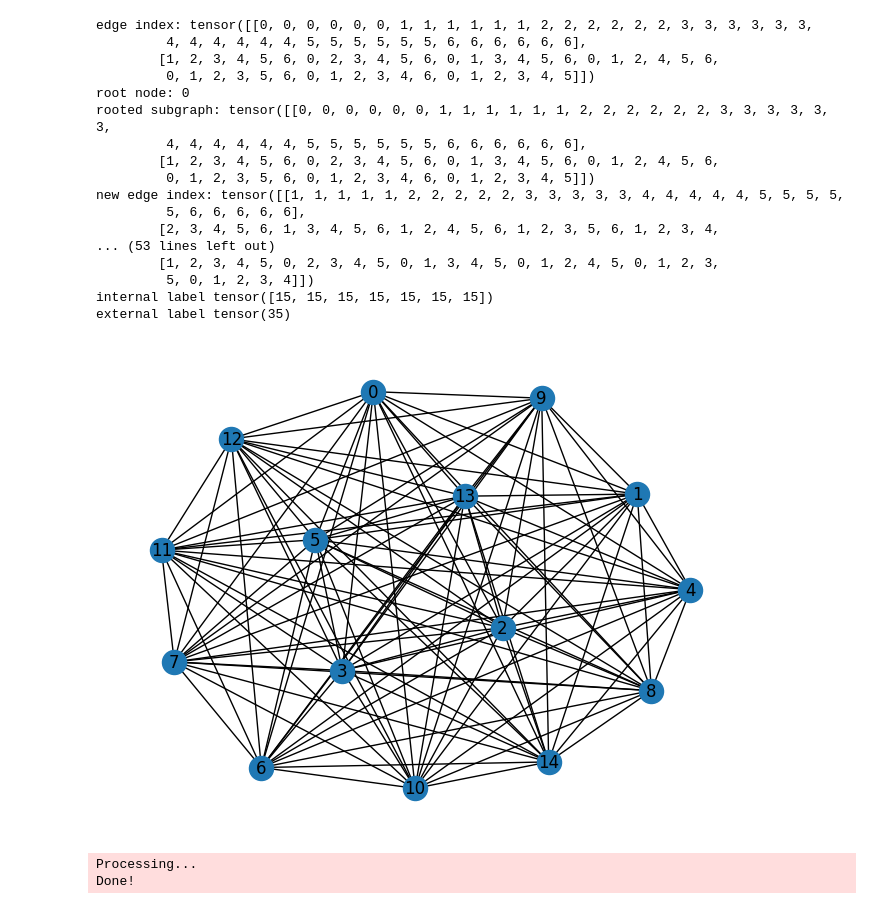
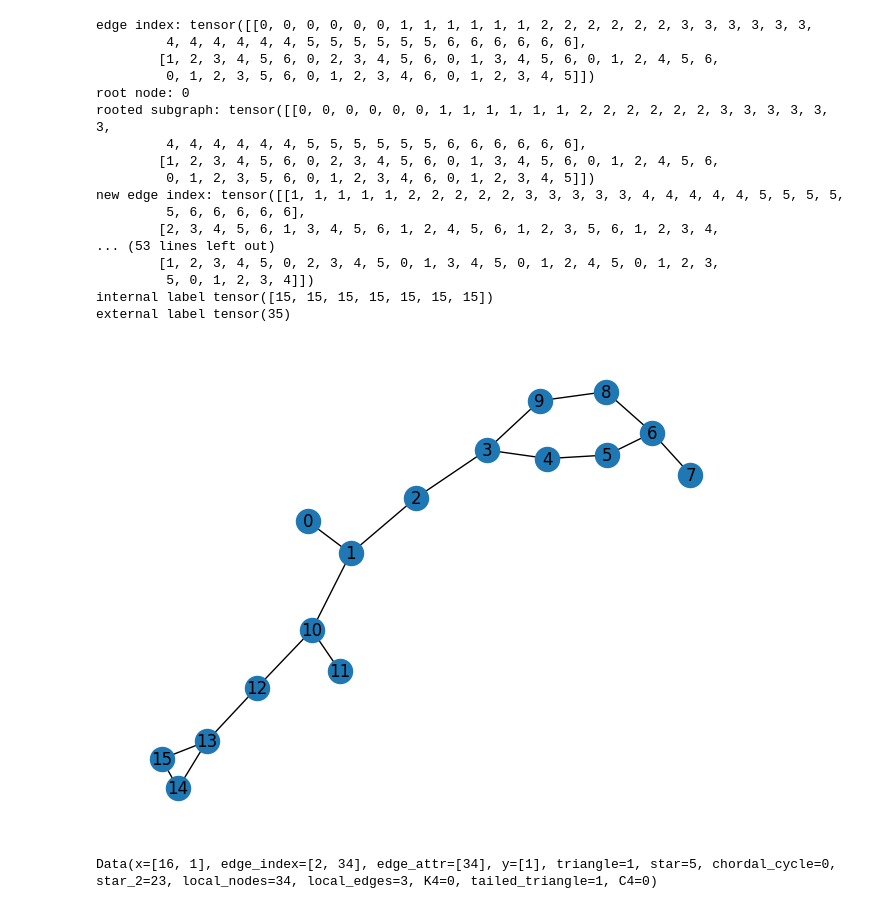
Before and after one commit to Roy-Shubhajit/InSig-GNN, a Jupyter notebook: test.ipynb, the cells around one changed output. Cells and saved outputs as stored; diff of their text form; code cells hidden in the pictures.

```diff
--- a/test.ipynb
+++ b/test.ipynb
@@ -626,40 +626,17 @@ new edge index: tensor([[1, 1, 1, 1, 1, 2, 2, 2, 2, 2, 3, 3, 3, 3, 3, 4, 4, 4, 4
          5, 0, 1, 2, 3, 4]])
 internal label tensor([15, 15, 15, 15, 15, 15, 15])
 external label tensor(35)
-# %%
-import torch
-plot_edge = torch.tensor([[ 0,  0,  0,  0,  0,  0,  0,  0,  0,  0,  0,  0,  0,  0,  1,  1,  1,  1,
-          1,  1,  1,  1,  1,  1,  1,  1,  1,  1,  2,  2,  2,  2,  2,  2,  2,  2,
-          2,  2,  2,  2,  2,  2,  3,  3,  3,  3,  3,  3,  3,  3,  3,  3,  3,  3,
-          3,  3,  4,  4,  4,  4,  4,  4,  4,  4,  4,  4,  4,  4,  4,  4,  5,  5,
-          5,  5,  5,  5,  5,  5,  5,  5,  5,  5,  5,  5,  6,  6,  6,  6,  6,  6,
-          6,  6,  6,  6,  6,  6,  6,  6,  7,  7,  7,  7,  7,  7,  7,  7,  7,  7,
-          7,  7,  7,  7,  8,  8,  8,  8,  8,  8,  8,  8,  8,  8,  8,  8,  8,  8,
-          9,  9,  9,  9,  9,  9,  9,  9,  9,  9,  9,  9,  9,  9, 10, 10, 10, 10,
-         10, 10, 10, 10, 10, 10, 10, 10, 10, 10, 11, 11, 11, 11, 11, 11, 11, 11,
-         11, 11, 11, 11, 11, 11, 12, 12, 12, 12, 12, 12, 12, 12, 12, 12, 12, 12,
-         12, 12, 13, 13, 13, 13, 13, 13, 13, 13, 13, 13, 13, 13, 13, 13, 14, 14,
-         14, 14, 14, 14, 14, 14, 14, 14, 14, 14, 14, 14],
-        [ 1,  2,  3,  4,  5,  6,  7,  8,  9, 10, 11, 12, 13, 14,  0,  2,  3,  4,
-          5,  6,  7,  8,  9, 10, 11, 12, 13, 14,  0,  1,  3,  4,  5,  6,  7,  8,
-          9, 10, 11, 12, 13, 14,  0,  1,  2,  4,  5,  6,  7,  8,  9, 10, 11, 12,
-         13, 14,  0,  1,  2,  3,  5,  6,  7,  8,  9, 10, 11, 12, 13, 14,  0,  1,
-          2,  3,  4,  6,  7,  8,  9, 10, 11, 12, 13, 14,  0,  1,  2,  3,  4,  5,
-          7,  8,  9, 10, 11, 12, 13, 14,  0,  1,  2,  3,  4,  5,  6,  8,  9, 10,
-         11, 12, 13, 14,  0,  1,  2,  3,  4,  5,  6,  7,  9, 10, 11, 12, 13, 14,
-          0,  1,  2,  3,  4,  5,  6,  7,  8, 10, 11, 12, 13, 14,  0,  1,  2,  3,
-          4,  5,  6,  7,  8,  9, 11, 12, 13, 14,  0,  1,  2,  3,  4,  5,  6,  7,
-          8,  9, 10, 12, 13, 14,  0,  1,  2,  3,  4,  5,  6,  7,  8,  9, 10, 11,
-         13, 14,  0,  1,  2,  3,  4,  5,  6,  7,  8,  9, 10, 11, 12, 14,  0,  1,
-          2,  3,  4,  5,  6,  7,  8,  9, 10, 11, 12, 13]])
-
-plot_edge = plot_edge.T
-#plot a graph
-import networkx as nx
-import matplotlib.pyplot as plt
-G = nx.Graph()
-G.add_edges_from(plot_edge.numpy())
-nx.draw(G, with_labels=True)
-plt.show()
-# %% [output]
-[figure, removed]
+# %%
+import torch
+plot_edge = train_dataset[2].edge_index
+
+plot_edge = plot_edge.T
+#plot a graph
+import networkx as nx
+import matplotlib.pyplot as plt
+G = nx.Graph()
+G.add_edges_from(plot_edge.numpy())
+nx.draw(G, with_labels=True)
+plt.show()
+# %% [output]
+[figure, added]
@@ -667,9 +942,10 @@ plt.show()
 #load zinc dataset
 from torch_geometric.datasets import ZINC
 
-train_dataset = ZINC(root='/hdfs1/Data/Shubhajit/Sub-Structure-GNN/data/ZINC', subset=False, split='train', pre_transform=None)
-test_dataset = ZINC(root='/hdfs1/Data/Shubhajit/Sub-Structure-GNN/data/ZINC', subset=False, split='test', pre_transform=None)
-val_dataset = ZINC(root='/hdfs1/Data/Shubhajit/Sub-Structure-GNN/data/ZINC', subset=False, split='val', pre_transform=None)
+train_dataset = ZINC(root='/hdfs1/Data/Shubhajit/Sub-Structure-GNN/data/ZINC', subset=True, split='train', pre_transform=None, transform=count_labels)
+test_dataset = ZINC(root='/hdfs1/Data/Shubhajit/Sub-Structure-GNN/data/ZINC', subset=True, split='test', pre_transform=None, transform=count_labels)
+val_dataset = ZINC(root='/hdfs1/Data/Shubhajit/Sub-Structure-GNN/data/ZINC', subset=True, split='val', pre_transform=None, transform=count_labels)
-# %% [output]
-Processing...
-Done!
+# %%
+train_dataset[2]
+# %% [output]
+Data(x=[16, 1], edge_index=[2, 34], edge_attr=[34], y=[1], triangle=1, star=5, chordal_cycle=0, star_2=23, local_nodes=34, local_edges=3, K4=0, tailed_triangle=1, C4=0)
```
Also changed, not shown: parts of 2 cells of this notebook, 2 other files.
